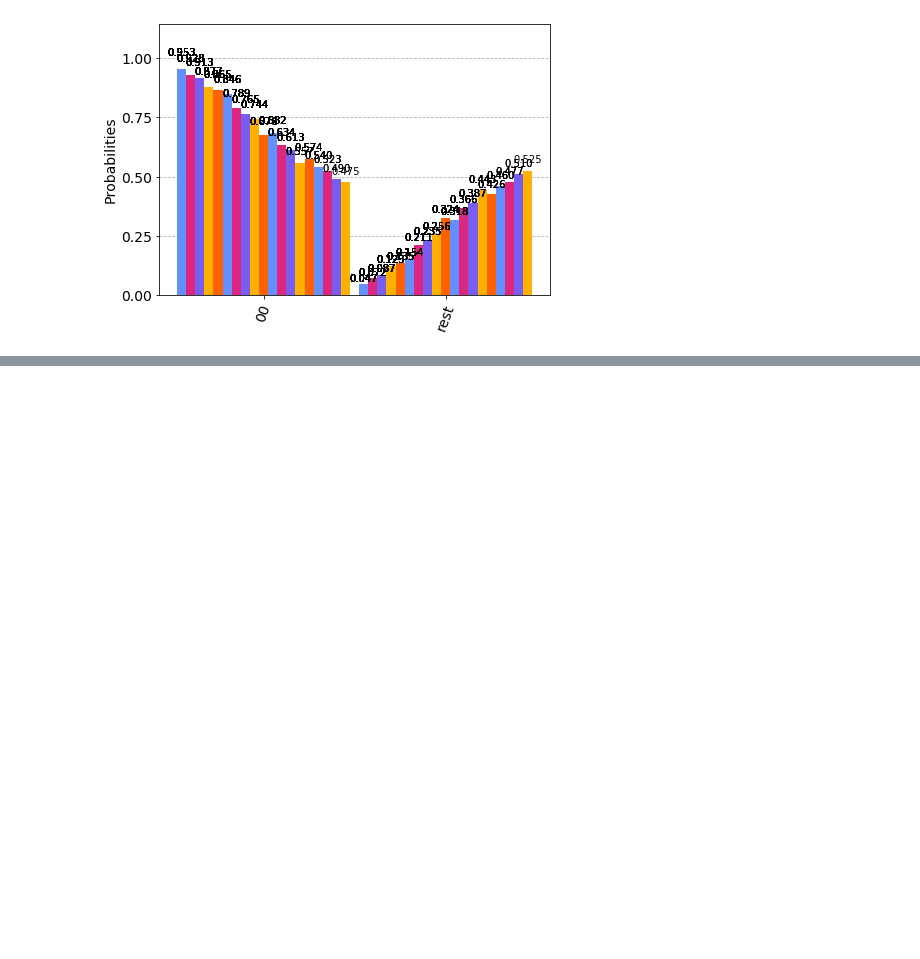
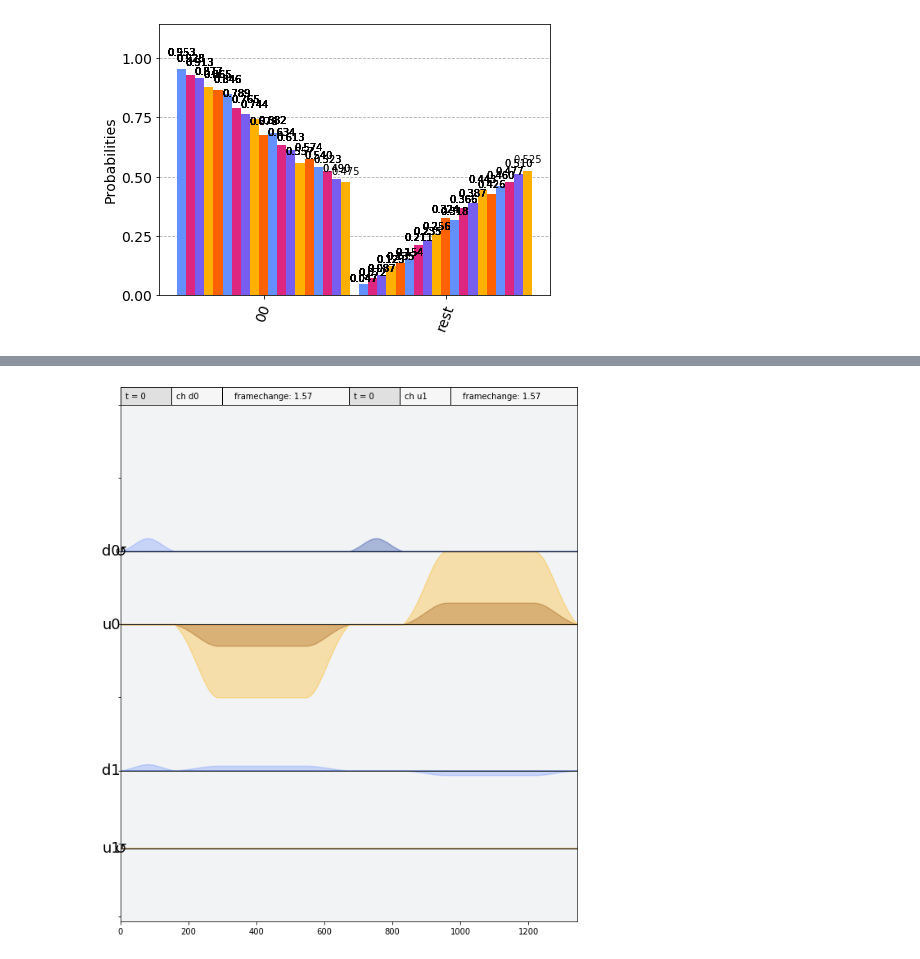
Before and after one commit to singular-value/optimizations_via_openpulse, a Jupyter notebook: ZZ_Interaction_EXPERIMENT.ipynb, the cells around one changed output, grey strips where cells are left out. Saved outputs shown, nothing was run; the diff lists cells and outputs as text; code cells hidden in the pictures; blank space fills up the shorter version.

```diff
--- a/ZZ_Interaction_EXPERIMENT.ipynb
+++ b/ZZ_Interaction_EXPERIMENT.ipynb
@@ -205,0 +263,4 @@ plot_histogram(optimized_counts_list[:19], number_to_keep=1)
+# %%
+cmd_def.get('cx', qubits=[0, 1]).draw()
+# %% [output]
+[figure, added]
```
Also changed, not shown: parts of 9 cells of this notebook.
